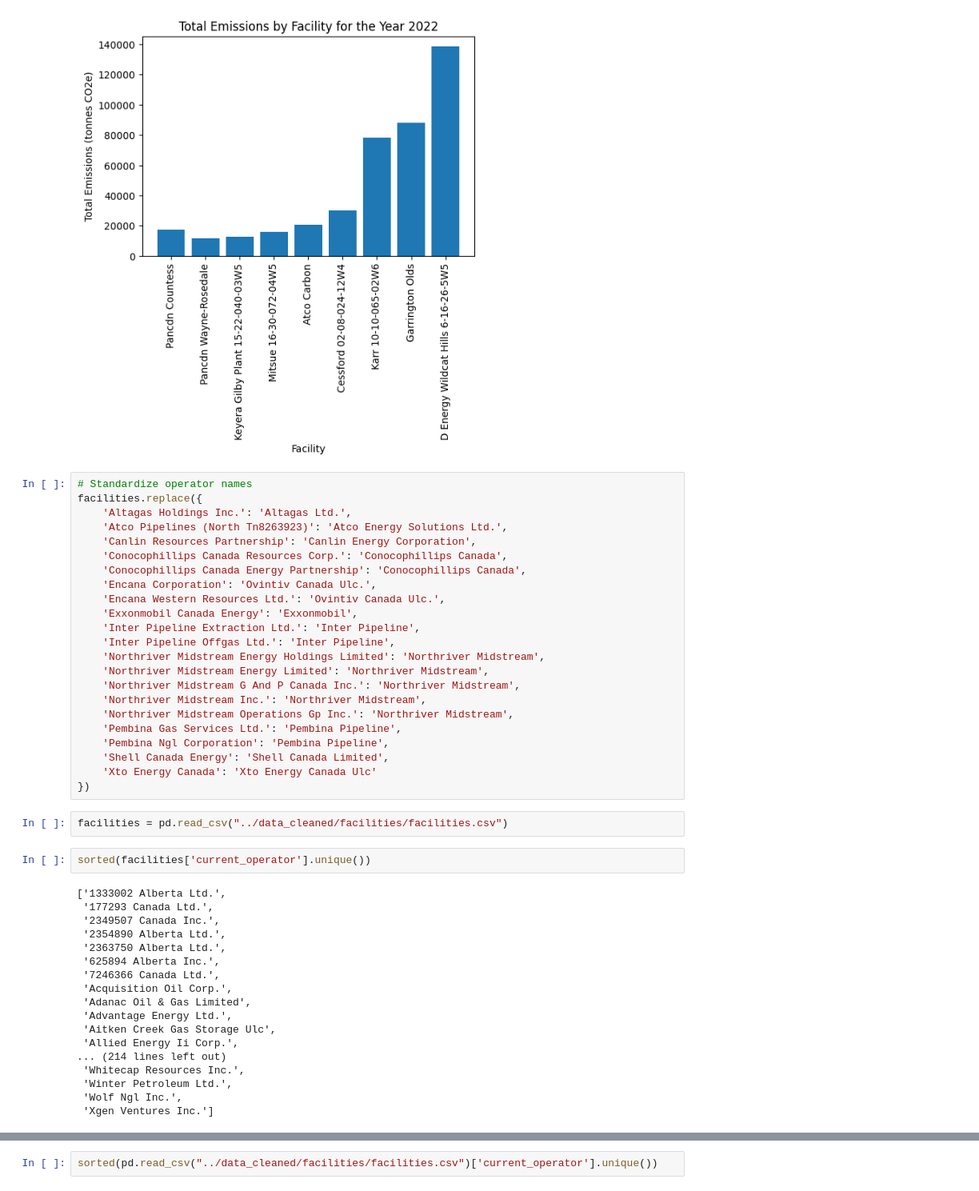
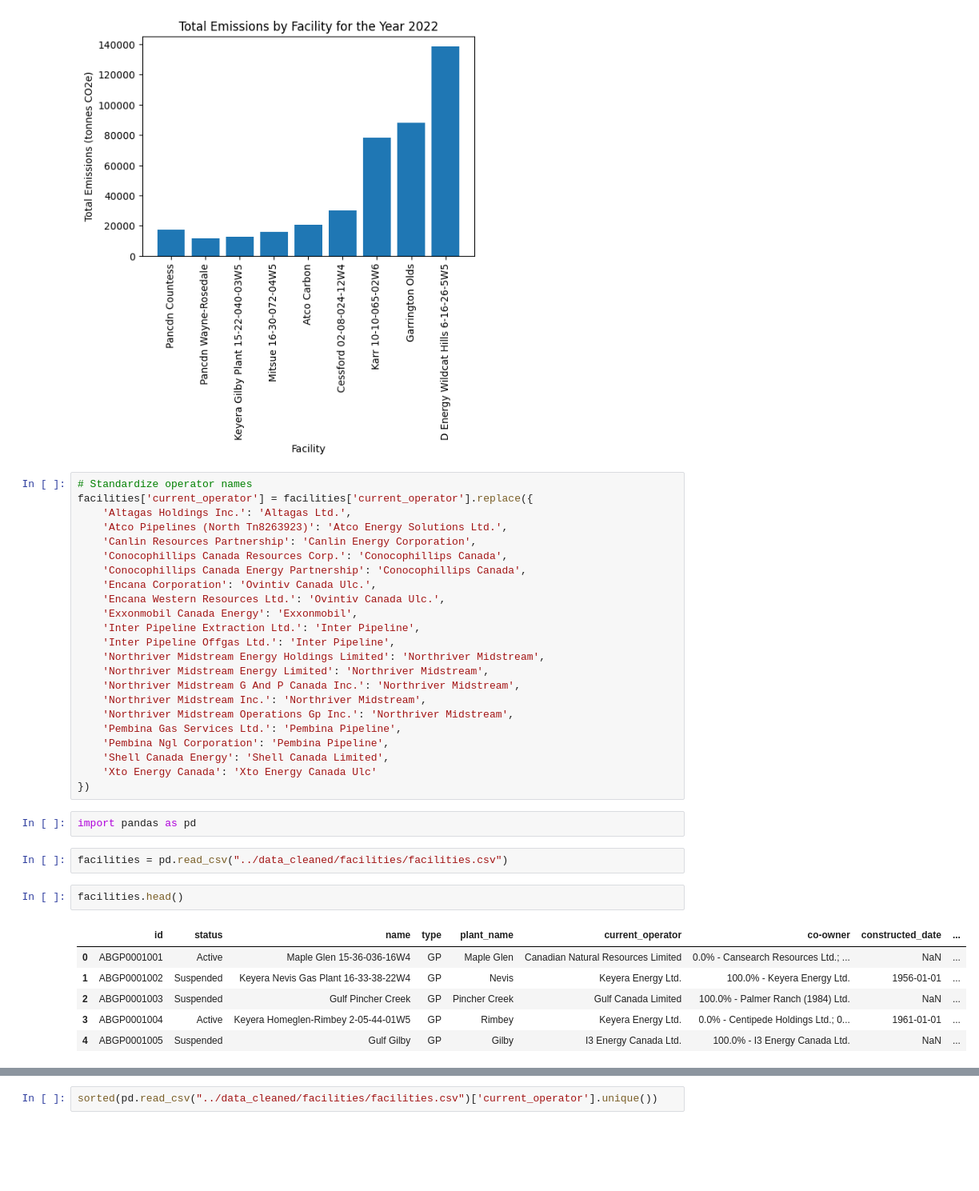
Before and after one commit to gustavo-bravo11/HTC_Hackathon_Team6, a Jupyter notebook: data_clean/notebooks/further_cleaning.ipynb, the cells around one changed output, grey strips where cells are left out. Shown at 80% size. Saved outputs shown, nothing was run; the diff lists cells and outputs as text; blank space fills up the shorter version.

```diff
--- a/data_clean/notebooks/further_cleaning.ipynb
+++ b/data_clean/notebooks/further_cleaning.ipynb
@@ -211,7 +211,7 @@ plt.show()
 [figure]
 # %%
 # Standardize operator names
-facilities.replace({
+facilities['current_operator'] = facilities['current_operator'].replace({
     'Altagas Holdings Inc.': 'Altagas Ltd.',
     'Atco Pipelines (North Tn8263923)': 'Atco Energy Solutions Ltd.',
     'Canlin Resources Partnership': 'Canlin Energy Corporation',
@@ -232,26 +232,17 @@ facilities.replace({
     'Shell Canada Energy': 'Shell Canada Limited',
     'Xto Energy Canada': 'Xto Energy Canada Ulc'
 })
+# %%
+import pandas as pd
 # %%
 facilities = pd.read_csv("../data_cleaned/facilities/facilities.csv")
-# %%
-sorted(facilities['current_operator'].unique())
-# %% [output]
-['1333002 Alberta Ltd.',
- '177293 Canada Ltd.',
- '2349507 Canada Inc.',
- '2354890 Alberta Ltd.',
- '2363750 Alberta Ltd.',
- '625894 Alberta Inc.',
- '7246366 Canada Ltd.',
- 'Acquisition Oil Corp.',
- 'Adanac Oil & Gas Limited',
- 'Advantage Energy Ltd.',
- 'Aitken Creek Gas Storage Ulc',
- 'Allied Energy Ii Corp.',
-... (214 lines left out)
- 'Whitecap Resources Inc.',
- 'Winter Petroleum Ltd.',
- 'Wolf Ngl Inc.',
- 'Xgen Ventures Inc.']
+# %%
+facilities.head()
+# %% [output]
+|  | id | status | name | type | plant_name | current_operator | co-owner | constructed_date | ... |
+| 0 | ABGP0001001 | Active | Maple Glen 15-36-036-16W4 | GP | Maple Glen | Canadian Natural Resources Limited | 0.0% - Cansearch Resources Ltd.; ... | NaN | ... |
+| 1 | ABGP0001002 | Suspended | Keyera Nevis Gas Plant 16-33-38-22W4 | GP | Nevis | Keyera Energy Ltd. | 100.0% - Keyera Energy Ltd. | 1956-01-01 | ... |
+| 2 | ABGP0001003 | Suspended | Gulf Pincher Creek | GP | Pincher Creek | Gulf Canada Limited | 100.0% - Palmer Ranch (1984) Ltd. | NaN | ... |
+| 3 | ABGP0001004 | Active | Keyera Homeglen-Rimbey 2-05-44-01W5 | GP | Rimbey | Keyera Energy Ltd. | 0.0% - Centipede Holdings Ltd.; 0... | 1961-01-01 | ... |
+| 4 | ABGP0001005 | Suspended | Gulf Gilby | GP | Gilby | I3 Energy Canada Ltd. | 100.0% - I3 Energy Canada Ltd. | NaN | ... |
 # %%
```
Also changed, not shown: parts of 2 cells of this notebook, 4 other files.
